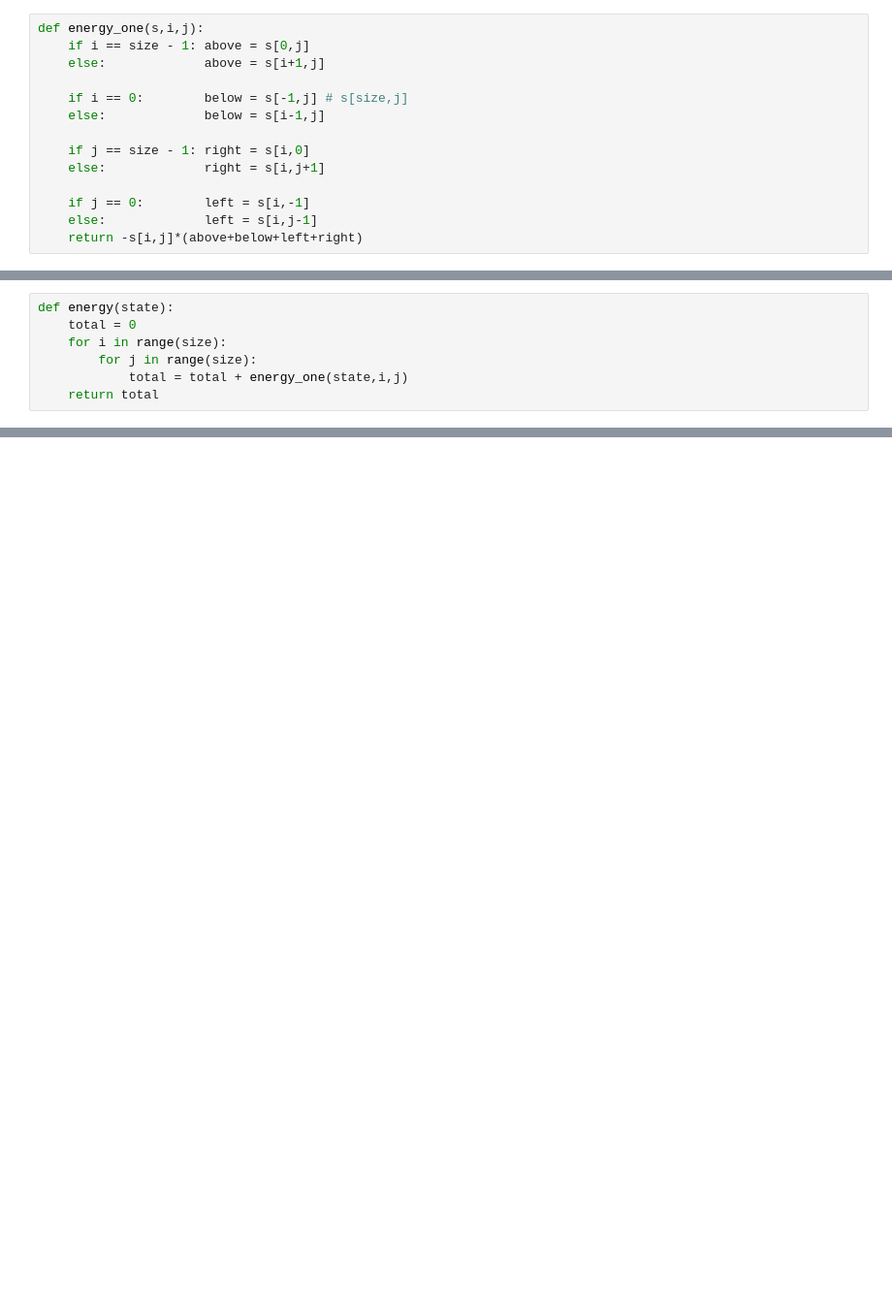
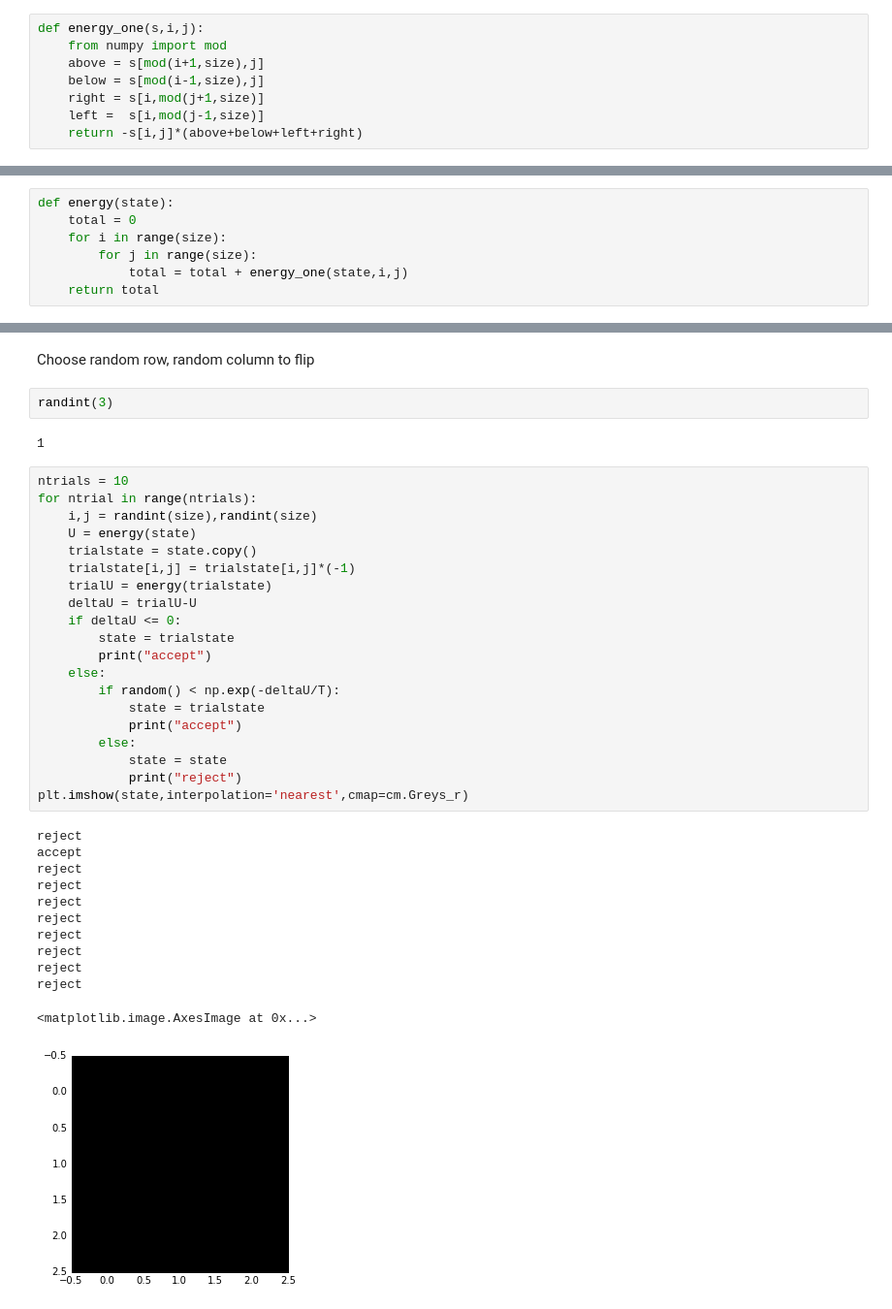
Before and after one commit to mglerner/IntroToStatMechAndThermal, a Jupyter notebook: Chapter8/SimpleIsing.ipynb, the cells around one changed output, grey strips where cells are left out. Shown at 97% size. Drawn from its saved outputs; the diff is of its cells as text; blank space fills up the shorter version.

```diff
--- a/Chapter8/SimpleIsing.ipynb
+++ b/Chapter8/SimpleIsing.ipynb
@@ -31,15 +30,9 @@ plt.imshow(state,interpolation='nearest',cmap=cm.Greys_r)
 # %%
 def energy_one(s,i,j):
-    if i == size - 1: above = s[0,j]
-    else:             above = s[i+1,j]
-
-    if i == 0:        below = s[-1,j] # s[size,j]
-    else:             below = s[i-1,j]
-
-    if j == size - 1: right = s[i,0]
-    else:             right = s[i,j+1]
-
-    if j == 0:        left = s[i,-1]
-    else:             left = s[i,j-1]
+    from numpy import mod
+    above = s[mod(i+1,size),j]
+    below = s[mod(i-1,size),j]
+    right = s[i,mod(j+1,size)]
+    left =  s[i,mod(j-1,size)]
     return -s[i,j]*(above+below+left+right)
 # %%
@@ -65,0 +68,39 @@ print energy(state)
+# %% [markdown]
+Choose random row, random column to flip
+# %%
+randint(3)
+# %% [output]
+1
+# %%
+ntrials = 10
+for ntrial in range(ntrials):
+    i,j = randint(size),randint(size)
+    U = energy(state)
+    trialstate = state.copy()
+    trialstate[i,j] = trialstate[i,j]*(-1)
+    trialU = energy(trialstate)
+    deltaU = trialU-U
+    if deltaU <= 0:
+        state = trialstate
+        print("accept")
+    else:
+        if random() < np.exp(-deltaU/T):
+            state = trialstate
+            print("accept")
+        else:
+            state = state
+            print("reject")
+plt.imshow(state,interpolation='nearest',cmap=cm.Greys_r)
+# %% [output]
+reject
+accept
+reject
+reject
+reject
+reject
+reject
+reject
+reject
+reject
+<matplotlib.image.AxesImage at 0x...>
+[figure, added]
```
Also changed, not shown: parts of 16 cells of this notebook, 2 other files.
